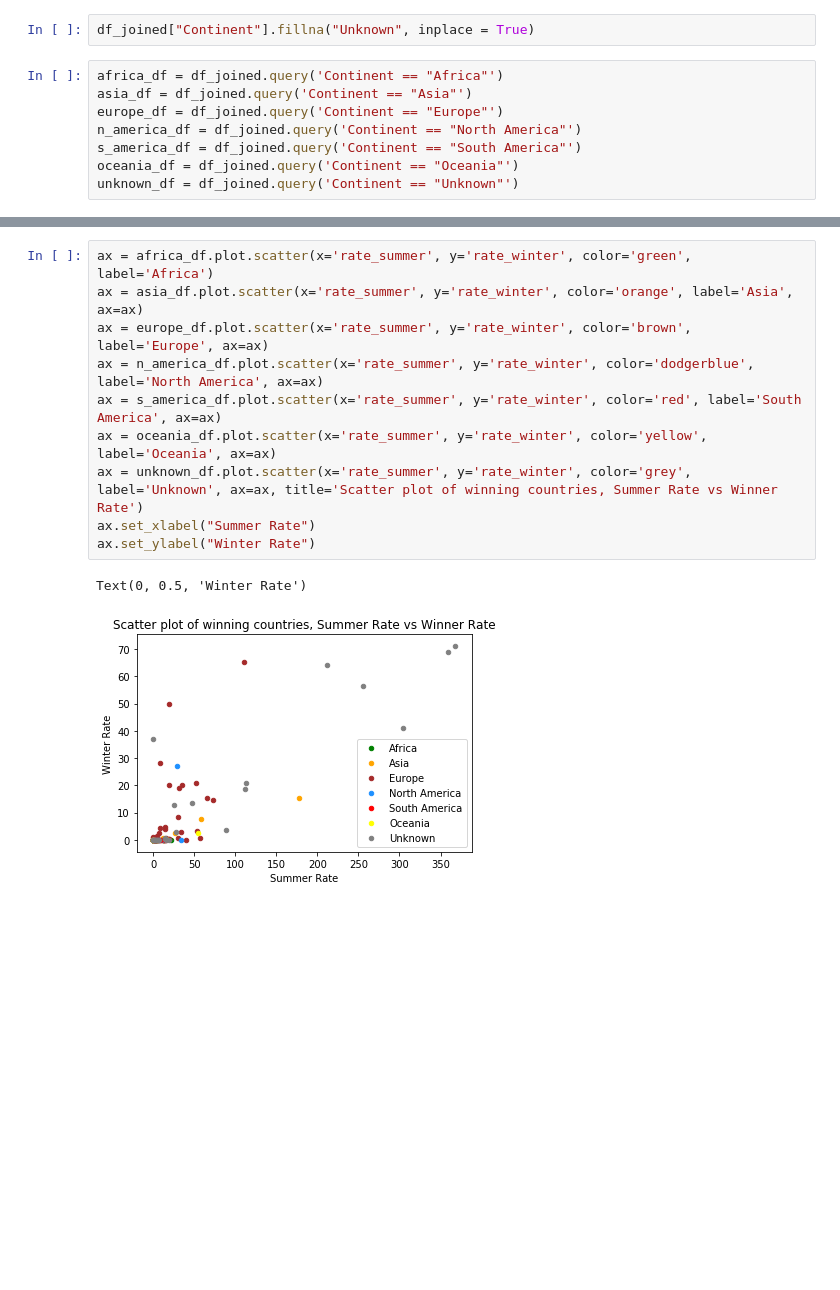
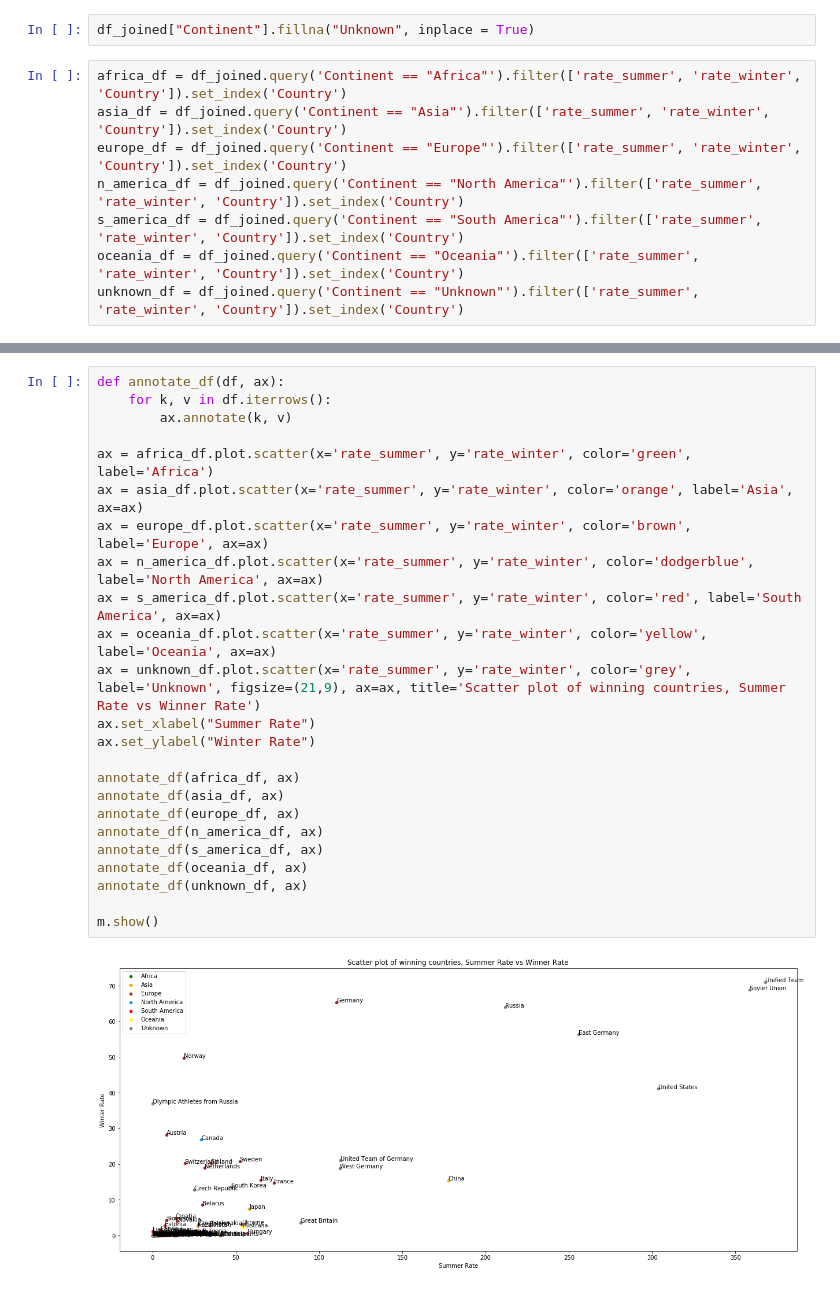
Before and after one commit to jatin7gupta/COMP9321_Data_Visualization, a Jupyter notebook: q10_v2.ipynb, the cells around one changed output, grey strips where cells are left out. Cells and saved outputs as stored; diff of their text form; blank space fills up the shorter version.

```diff
--- a/q10_v2.ipynb
+++ b/q10_v2.ipynb
@@ -162,10 +163,10 @@ list_of_colors = ['green','orange','brown','dodgerblue','red', 'yellow']
 # %%
 df_joined["Continent"].fillna("Unknown", inplace = True)
 # %%
-africa_df = df_joined.query('Continent == "Africa"')
-asia_df = df_joined.query('Continent == "Asia"')
-europe_df = df_joined.query('Continent == "Europe"')
-n_america_df = df_joined.query('Continent == "North America"')
-s_america_df = df_joined.query('Continent == "South America"')
-oceania_df = df_joined.query('Continent == "Oceania"')
-unknown_df = df_joined.query('Continent == "Unknown"')
+africa_df = df_joined.query('Continent == "Africa"').filter(['rate_summer', 'rate_winter', 'Country']).set_index('Country')
+asia_df = df_joined.query('Continent == "Asia"').filter(['rate_summer', 'rate_winter', 'Country']).set_index('Country')
+europe_df = df_joined.query('Continent == "Europe"').filter(['rate_summer', 'rate_winter', 'Country']).set_index('Country')
+n_america_df = df_joined.query('Continent == "North America"').filter(['rate_summer', 'rate_winter', 'Country']).set_index('Country')
+s_america_df = df_joined.query('Continent == "South America"').filter(['rate_summer', 'rate_winter', 'Country']).set_index('Country')
+oceania_df = df_joined.query('Continent == "Oceania"').filter(['rate_summer', 'rate_winter', 'Country']).set_index('Country')
+unknown_df = df_joined.query('Continent == "Unknown"').filter(['rate_summer', 'rate_winter', 'Country']).set_index('Country')
@@ -190,13 +173,26 @@ unknown_df = df_joined.query('Continent == "Unknown"')
 # %%
+def annotate_df(df, ax):
+    for k, v in df.iterrows():
+        ax.annotate(k, v)
+
 ax = africa_df.plot.scatter(x='rate_summer', y='rate_winter', color='green', label='Africa')
 ax = asia_df.plot.scatter(x='rate_summer', y='rate_winter', color='orange', label='Asia', ax=ax)
 ax = europe_df.plot.scatter(x='rate_summer', y='rate_winter', color='brown', label='Europe', ax=ax)
 ax = n_america_df.plot.scatter(x='rate_summer', y='rate_winter', color='dodgerblue', label='North America', ax=ax)
 ax = s_america_df.plot.scatter(x='rate_summer', y='rate_winter', color='red', label='South America', ax=ax)
 ax = oceania_df.plot.scatter(x='rate_summer', y='rate_winter', color='yellow', label='Oceania', ax=ax)
-ax = unknown_df.plot.scatter(x='rate_summer', y='rate_winter', color='grey', label='Unknown', ax=ax, title='Scatter plot of winning countries, Summer Rate vs Winner Rate')
+ax = unknown_df.plot.scatter(x='rate_summer', y='rate_winter', color='grey', label='Unknown', figsize=(21,9), ax=ax, title='Scatter plot of winning countries, Summer Rate vs Winner Rate')
 ax.set_xlabel("Summer Rate")
 ax.set_ylabel("Winter Rate")
+
+annotate_df(africa_df, ax)
+annotate_df(asia_df, ax)
+annotate_df(europe_df, ax)
+annotate_df(n_america_df, ax)
+annotate_df(s_america_df, ax)
+annotate_df(oceania_df, ax)
+annotate_df(unknown_df, ax)
+
+m.show()
 # %% [output]
-Text(0, 0.5, 'Winter Rate')
-[figure, old version]
+[figure, new version]
```
Also changed, not shown: parts of 4 cells of this notebook, 1 other file.
